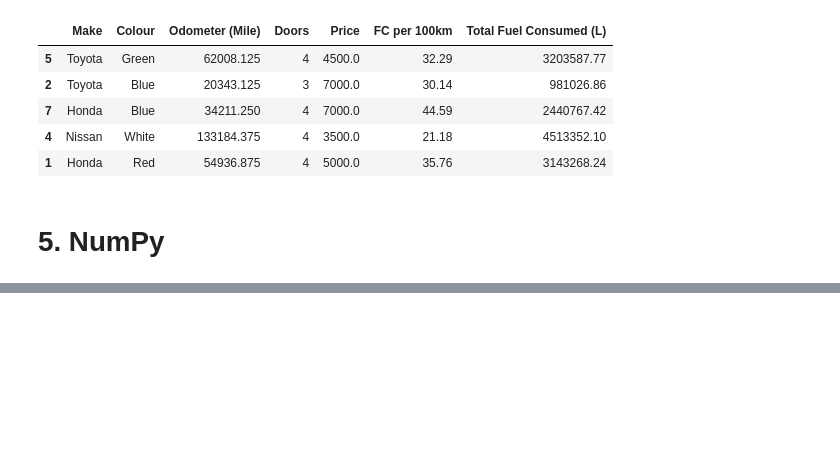
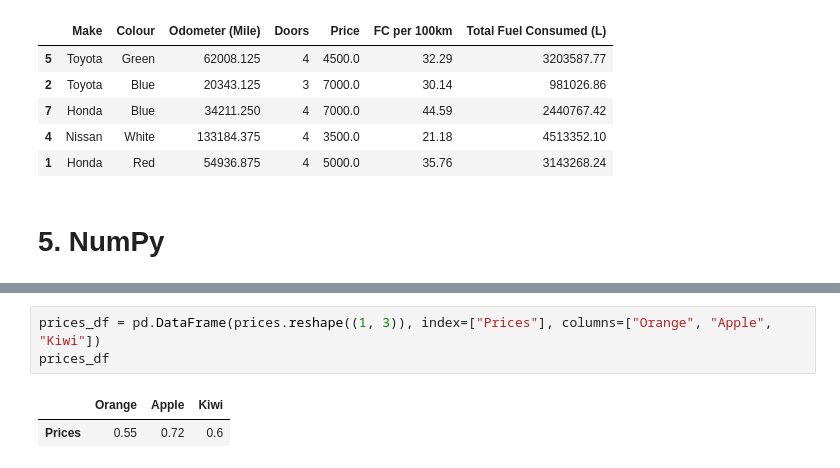
Before and after one commit to MMPSoudani/Data_Science_Notebook, a Jupyter notebook: ml_notebook.ipynb, the cells around one changed output, grey strips where cells are left out. Cells and saved outputs as stored; diff of their text form; blank space fills up the shorter version.

```diff
--- a/ml_notebook.ipynb
+++ b/ml_notebook.ipynb
@@ -944,0 +1555,6 @@ car_sales.sample(frac=0.5)
+# %%
+prices_df = pd.DataFrame(prices.reshape((1, 3)), index=["Prices"], columns=["Orange", "Apple", "Kiwi"])
+prices_df
+# %% [output]
+|  | Orange | Apple | Kiwi |
+| Prices | 0.55 | 0.72 | 0.6 |
```
Also changed, not shown: parts of 106 cells of this notebook, 1 other file.
